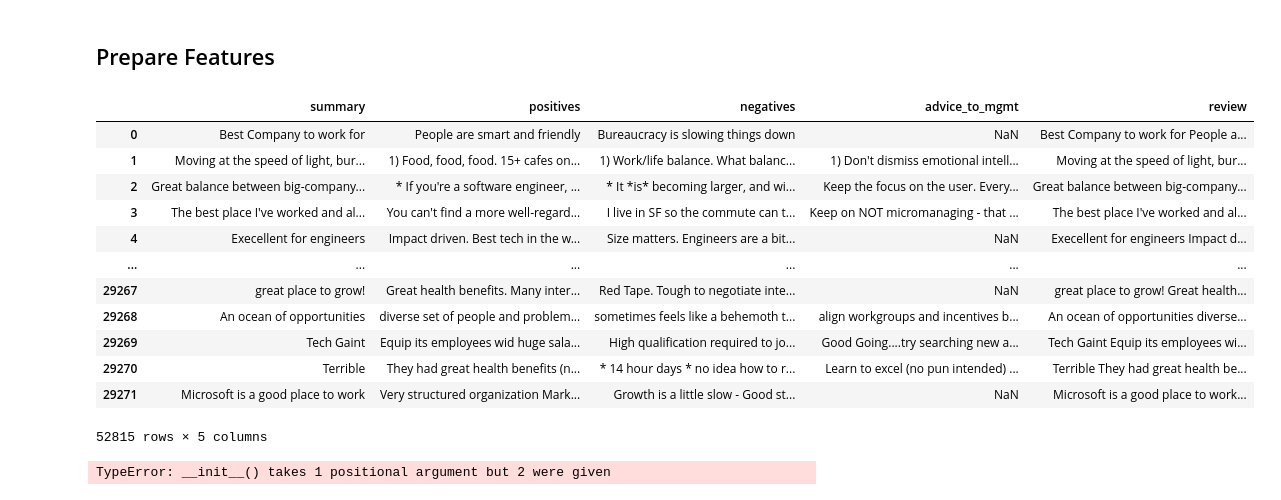
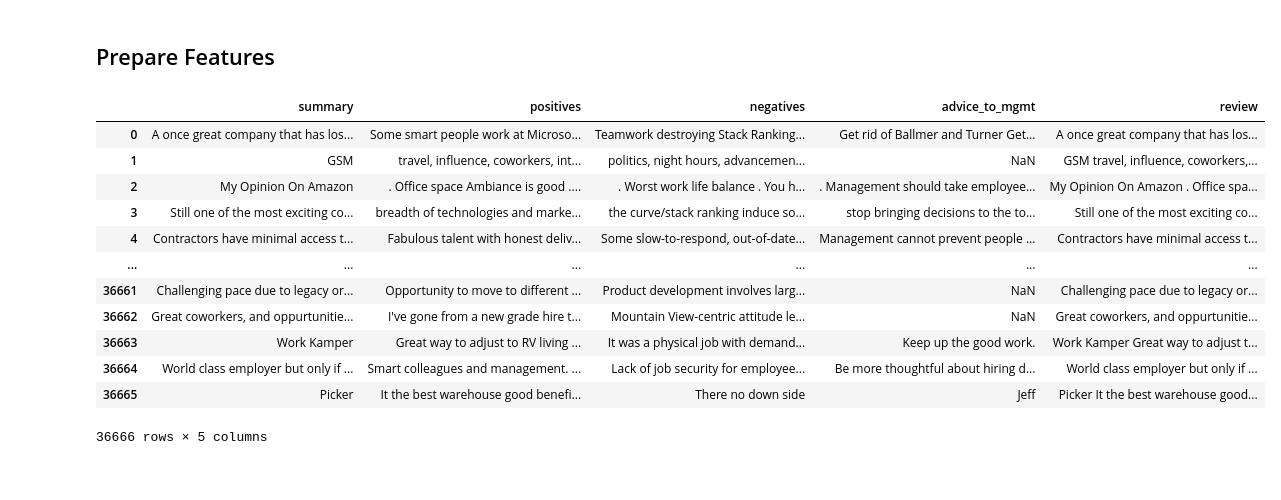
Before and after one commit to theresa-sporn/WorkforceSentimentMonitoring, a Jupyter notebook: notebooks/yunxi_tryingout_2classes.ipynb, the cells around one changed output. Drawn from its saved outputs; the diff is of its cells as text; code cells hidden in the pictures.

```diff
--- a/notebooks/yunxi_tryingout_2classes.ipynb
+++ b/notebooks/yunxi_tryingout_2classes.ipynb
@@ -312,21 +205,5 @@ df_copy
 # %% [markdown]
 ## Prepare Features
-# %%
-features
-# %% [output]
-|  | summary | positives | negatives | advice_to_mgmt | review |
-| 0 | Best Company to work for | People are smart and friendly | Bureaucracy is slowing things down | NaN | Best Company to work for People a... |
-| 1 | Moving at the speed of light, bur... | 1) Food, food, food. 15+ cafes on... | 1) Work/life balance. What balanc... | 1) Don't dismiss emotional intell... | Moving at the speed of light, bur... |
-| 2 | Great balance between big-company... | * If you're a software engineer, ... | * It *is* becoming larger, and wi... | Keep the focus on the user. Every... | Great balance between big-company... |
-| 3 | The best place I've worked and al... | You can't find a more well-regard... | I live in SF so the commute can t... | Keep on NOT micromanaging - that ... | The best place I've worked and al... |
-| 4 | Execellent for engineers | Impact driven. Best tech in the w... | Size matters. Engineers are a bit... | NaN | Execellent for engineers Impact d... |
-| ... | ... | ... | ... | ... | ... |
-| 29267 | great place to grow! | Great health benefits. Many inter... | Red Tape. Tough to negotiate inte... | NaN | great place to grow! Great health... |
-| 29268 | An ocean of opportunities | diverse set of people and problem... | sometimes feels like a behemoth t... | align workgroups and incentives b... | An ocean of opportunities diverse... |
-| 29269 | Tech Gaint | Equip its employees wid huge sala... | High qualification required to jo... | Good Going....try searching new a... | Tech Gaint Equip its employees wi... |
-| 29270 | Terrible | They had great health benefits (n... | * 14 hour days * no idea how to r... | Learn to excel (no pun intended) ... | Terrible They had great health be... |
-| 29271 | Microsoft is a good place to work | Very structured organization Mark... | Growth is a little slow - Good st... | NaN | Microsoft is a good place to work... |
-52815 rows × 5 columns
 # %%
 from WorkforceSentimentMonitoring.feature_engineering import get_lengths,\
 get_linear_regression_cols, get_subjectivity_polarity_columns,\
@@ -334,6 +211,16 @@ getPolarity, getSubjectivity
-# %%
-
-pipe_preprocessor = Preprocessor(features)
-#pipe_scaler = Pipeline(features, CustomMinMaxScaler)
-# %% [output]
-TypeError: __init__() takes 1 positional argument but 2 were given
+# %%
+X_train_copy
+# %% [output]
+|  | summary | positives | negatives | advice_to_mgmt | review |
+| 0 | A once great company that has los... | Some smart people work at Microso... | Teamwork destroying Stack Ranking... | Get rid of Ballmer and Turner Get... | A once great company that has los... |
+| 1 | GSM | travel, influence, coworkers, int... | politics, night hours, advancemen... | NaN | GSM travel, influence, coworkers,... |
+| 2 | My Opinion On Amazon | . Office space Ambiance is good .... | . Worst work life balance . You h... | . Management should take employee... | My Opinion On Amazon . Office spa... |
+| 3 | Still one of the most exciting co... | breadth of technologies and marke... | the curve/stack ranking induce so... | stop bringing decisions to the to... | Still one of the most exciting co... |
+| 4 | Contractors have minimal access t... | Fabulous talent with honest deliv... | Some slow-to-respond, out-of-date... | Management cannot prevent people ... | Contractors have minimal access t... |
+| ... | ... | ... | ... | ... | ... |
+| 36661 | Challenging pace due to legacy or... | Opportunity to move to different ... | Product development involves larg... | NaN | Challenging pace due to legacy or... |
+| 36662 | Great coworkers, and oppurtunitie... | I've gone from a new grade hire t... | Mountain View-centric attitude le... | NaN | Great coworkers, and oppurtunitie... |
+| 36663 | Work Kamper | Great way to adjust to RV living ... | It was a physical job with demand... | Keep up the good work. | Work Kamper Great way to adjust t... |
+| 36664 | World class employer but only if ... | Smart colleagues and management. ... | Lack of job security for employee... | Be more thoughtful about hiring d... | World class employer but only if ... |
+| 36665 | Picker | It the best warehouse good benefi... | There no down side | Jeff | Picker It the best warehouse good... |
+36666 rows × 5 columns
```
Also changed, not shown: parts of 69 cells of this notebook, 3 other files.
